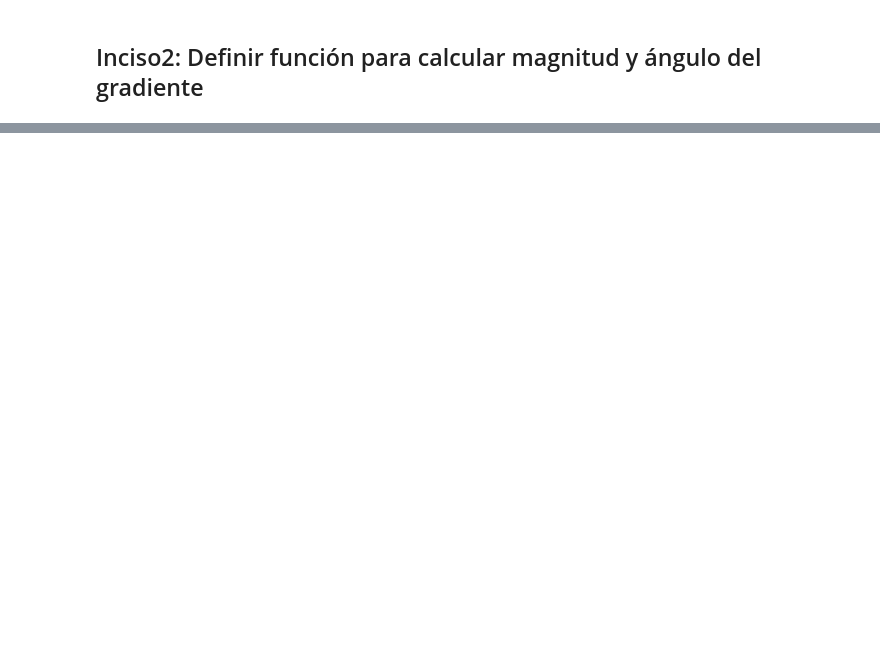
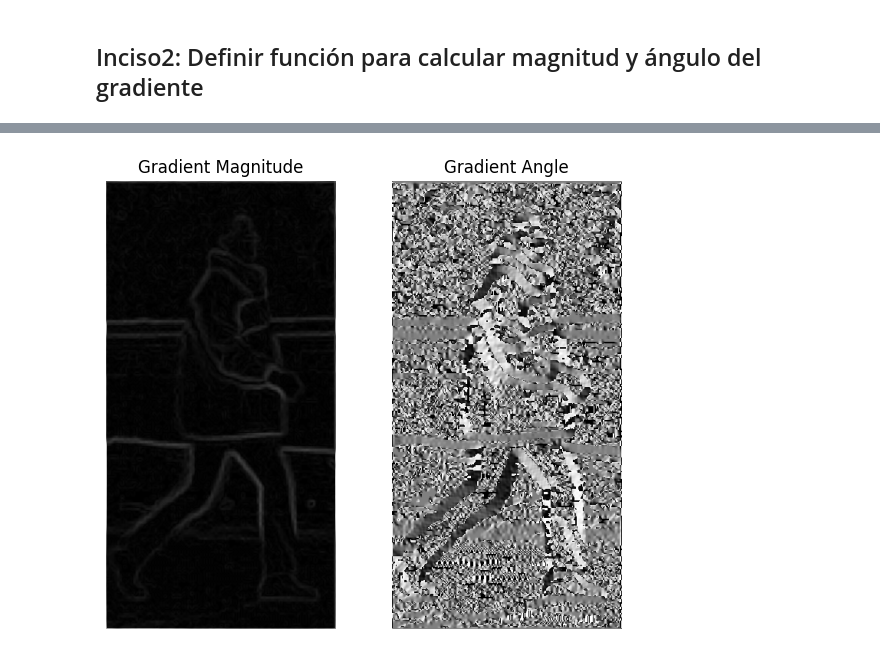
Before and after one commit to EstebanAG1005/Lab02-VC, a Jupyter notebook: inciso1_2.ipynb, the cells around one changed output, grey strips where cells are left out. Cells and saved outputs as stored; diff of their text form; code cells hidden in the pictures; blank space fills up the shorter version.

```diff
--- a/inciso1_2.ipynb
+++ b/inciso1_2.ipynb
@@ -97,3 +57,53 @@ plt.show()
+# %%
+from scipy import ndimage
+def gradient_magnitude_and_angle(image):
+    # Definir los filtros de Prewitt para Gx y Gy
+    Gx_kernel = np.array([[-1, 0, 1],
+                   [-1, 0, 1],
+                   [-1, 0, 1]])
+
+    Gy_kernel = np.array([[-1, -1, -1],
+                   [ 0, 0, 0],
+                   [ 1, 1, 1]])
+
+    Gx_conv = ndimage.convolve(image.astype(float), Gx_kernel, mode='constant', cval=0.0)
+    Gy_conv = ndimage.convolve(image.astype(float), Gy_kernel, mode='constant', cval=0.0)
+
+    # Calcular la magnitud y ángulo del gradiente
+    magnitude = np.sqrt(Gx_conv**2 + Gy_conv**2)
+    angle = np.arctan2(Gy_conv, Gx_conv) * (180 / np.pi)
+
+    # normalizar el angulo
+    angle[angle < 0] += 180
+    angle[angle >= 180] -= 180
+
+    return magnitude, angle
+
+
+# Load the grayscale image for processing
+grayscale_image = io.imread('./img/person.png', as_gray=True)
+
+magnitude, angle = gradient_magnitude_and_angle(grayscale_image)
+
+
+# Plot the magnitude and angle of the gradient
+fig, (ax1, ax2) = plt.subplots(1, 2, figsize=(6, 5))
+
+# Display the gradient magnitude
+ax1.imshow(magnitude, cmap='gray')
+ax1.set_title('Gradient Magnitude')
+ax1.axis('off')
+
+# Display the gradient angle
+ax2.imshow(angle, cmap='gray')  # HSV color map to better visualize angles
+ax2.set_title('Gradient Angle')
+ax2.axis('off')
+
+# Adjust layout
+plt.tight_layout()
+plt.show()
+# %% [output]
+[figure, added]
 # %%
 import numpy as np
 
```
Also changed, not shown: parts of 10 cells of this notebook.
